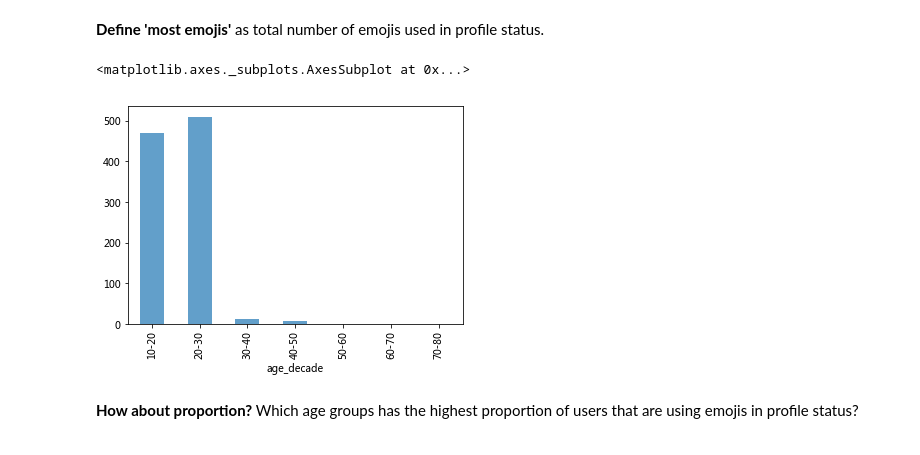
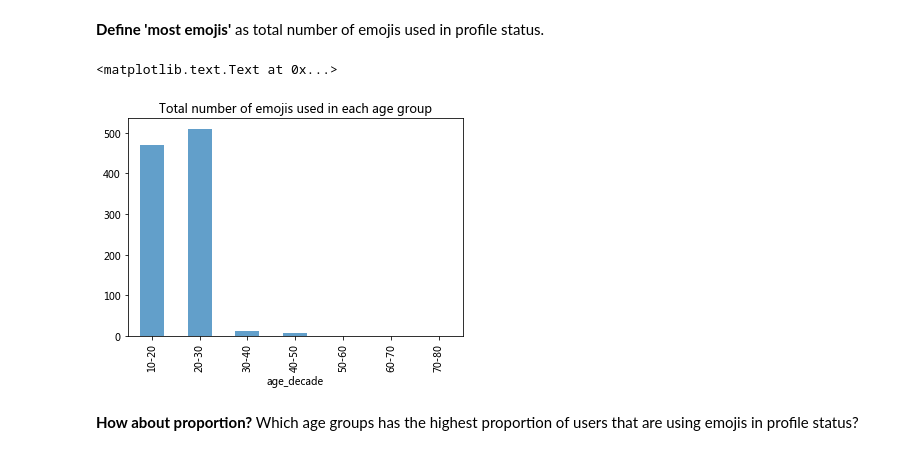
Before and after one commit to kellypeng/predict_twitter_user_age, a Jupyter notebook: EDA_betterup_emoji.ipynb, the cells around one changed output. Saved outputs shown, nothing was run; the diff lists cells and outputs as text; code cells hidden in the pictures.

```diff
--- a/EDA_betterup_emoji.ipynb
+++ b/EDA_betterup_emoji.ipynb
@@ -81,9 +81,10 @@ age_joined.head()
 # %%
 # Absolute number of emojis:
 age_joined.groupby(['age_decade'])['emoji_cnt'].sum().plot(kind='bar', alpha=.7)
+plt.title('Total number of emojis used in each age group')
 # %% [output]
-<matplotlib.axes._subplots.AxesSubplot at 0x...>
+<matplotlib.text.Text at 0x...>
-[figure, old version]
+[figure, new version]
 # %% [markdown]
 **How about proportion?** Which age groups has the highest proportion of users that are using emojis in profile status?
 # %%
```
Also changed, not shown: parts of 1 cell of this notebook, 3 other files.
